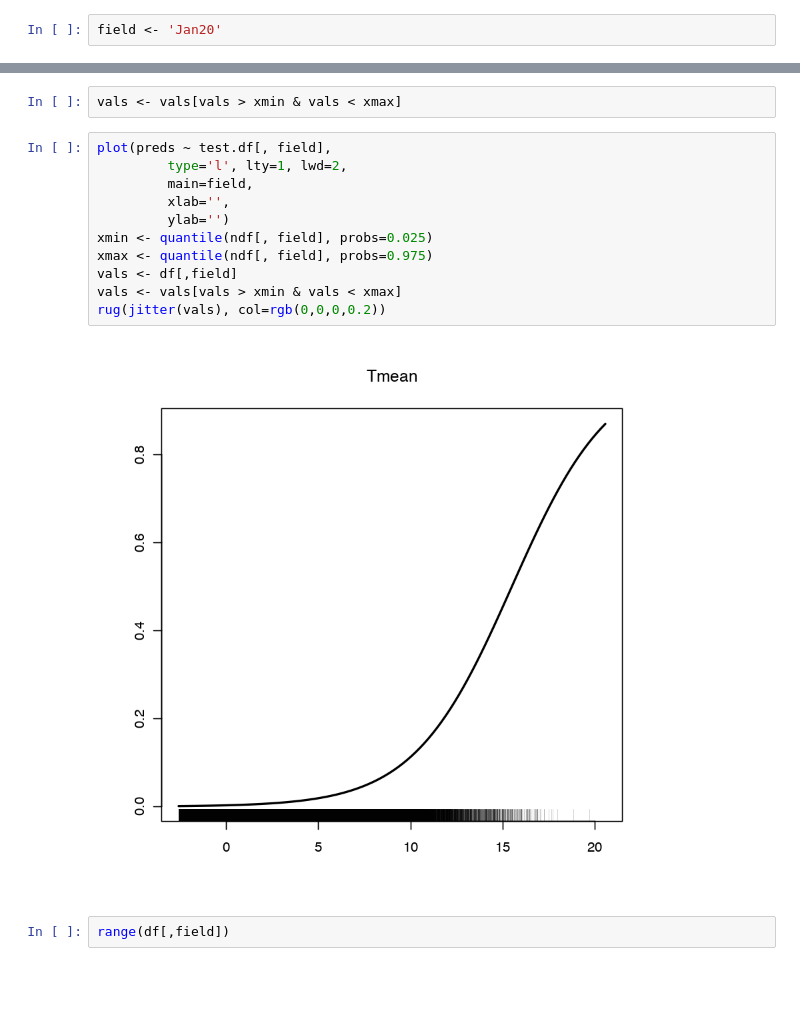
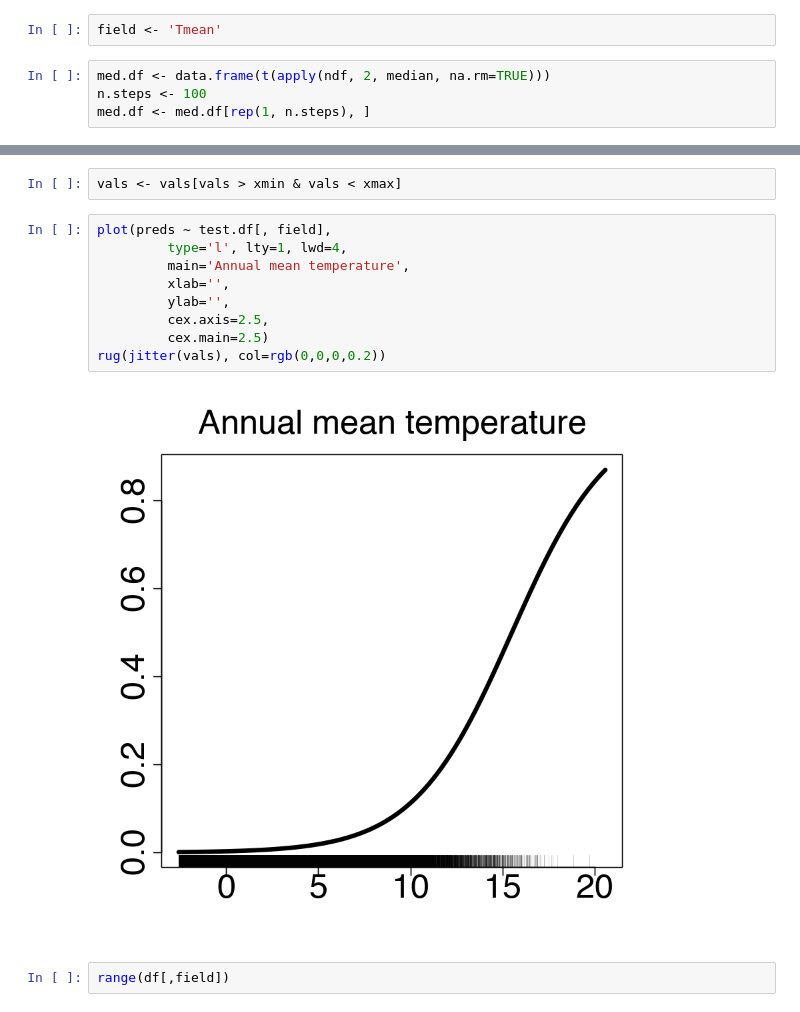
Before and after one commit to dongmeic/SDM, a Jupyter notebook: R/bivariate_plots_2D.ipynb, the cells around one changed output, grey strips where cells are left out. Drawn from its saved outputs; the diff is of its cells as text; blank space fills up the shorter version.

Commit message:
rescale 2D plots

```diff
--- a/R/bivariate_plots_2D.ipynb
+++ b/R/bivariate_plots_2D.ipynb
@@ -119,4 +121,8 @@ s <- grep(paste0('_cub'), row.names(coef(summary(mod))), value=T)
 # %%
 cubs <- sapply(strsplit(s, split='_', fixed=TRUE), function(x) (x[1]))
 # %%
-field <- 'Jan20'
+field <- 'Tmean'
+# %%
+med.df <- data.frame(t(apply(ndf, 2, median, na.rm=TRUE)))
+n.steps <- 100
+med.df <- med.df[rep(1, n.steps), ]
@@ -153,17 +155,15 @@ vals <- df[,field]
 vals <- vals[vals > xmin & vals < xmax]
 # %%
 plot(preds ~ test.df[, field],
-         type='l', lty=1, lwd=2,
-         main=field,
+         type='l', lty=1, lwd=4,
+         main='Annual mean temperature',
          xlab='',
-         ylab='')
-xmin <- quantile(ndf[, field], probs=0.025)
-xmax <- quantile(ndf[, field], probs=0.975)
-vals <- df[,field]
-vals <- vals[vals > xmin & vals < xmax]
+         ylab='',
+         cex.axis=2.5,
+         cex.main=2.5)
 rug(jitter(vals), col=rgb(0,0,0,0.2))
 # %% [output]
-[figure, old version]
+[figure, new version]
 # %%
 range(df[,field])
 # %% [output]
```
Also changed, not shown: parts of 10 cells of this notebook.
